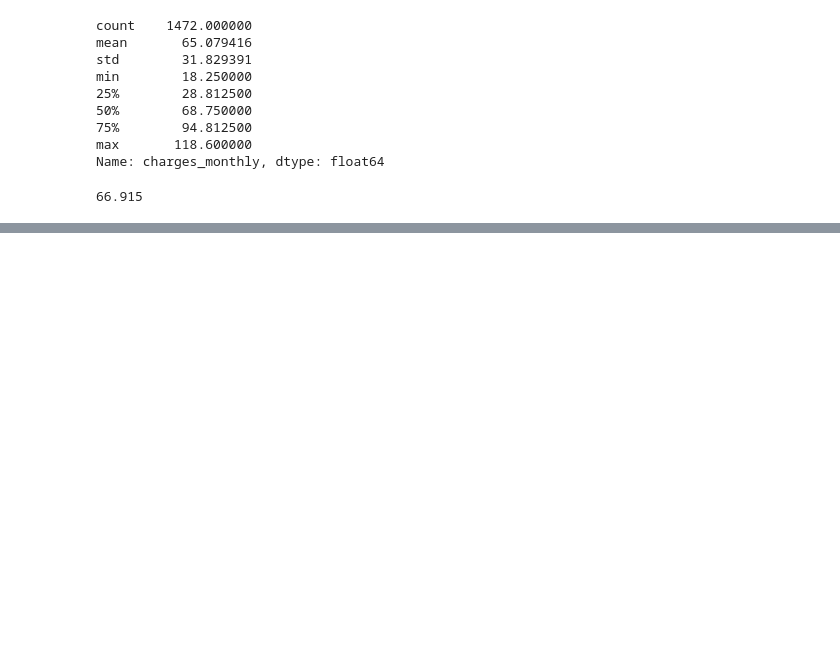
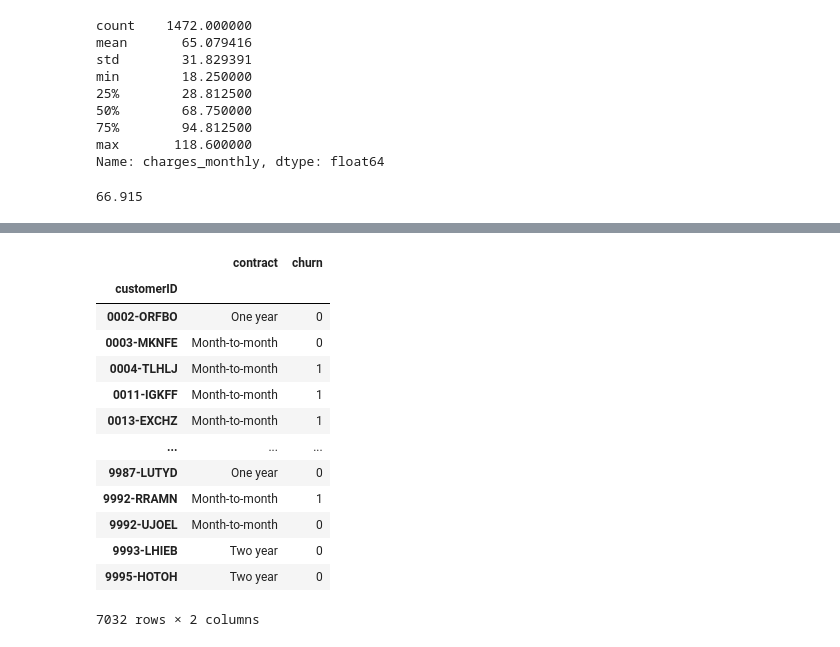
Before and after one commit to Megalonnix/ChallengeTelecomX, a Jupyter notebook: TelecomX_BR.ipynb, the cells around one changed output, grey strips where cells are left out. Saved outputs shown, nothing was run; the diff lists cells and outputs as text; code cells hidden in the pictures; blank space fills up the shorter version.

```diff
--- a/TelecomX_BR.ipynb
+++ b/TelecomX_BR.ipynb
@@ -664,0 +675,17 @@ round(mediana,3)
+# %%
+df_info_binarias[['contract','churn']]
+# %% [output]
+|  | contract | churn |
+| customerID |  |  |
+| 0002-ORFBO | One year | 0 |
+| 0003-MKNFE | Month-to-month | 0 |
+| 0004-TLHLJ | Month-to-month | 1 |
+| 0011-IGKFF | Month-to-month | 1 |
+| 0013-EXCHZ | Month-to-month | 1 |
+| ... | ... | ... |
+| 9987-LUTYD | One year | 0 |
+| 9992-RRAMN | Month-to-month | 1 |
+| 9992-UJOEL | Month-to-month | 0 |
+| 9993-LHIEB | Two year | 0 |
+| 9995-HOTOH | Two year | 0 |
+7032 rows × 2 columns
```
Also changed, not shown: parts of 5 cells of this notebook.
